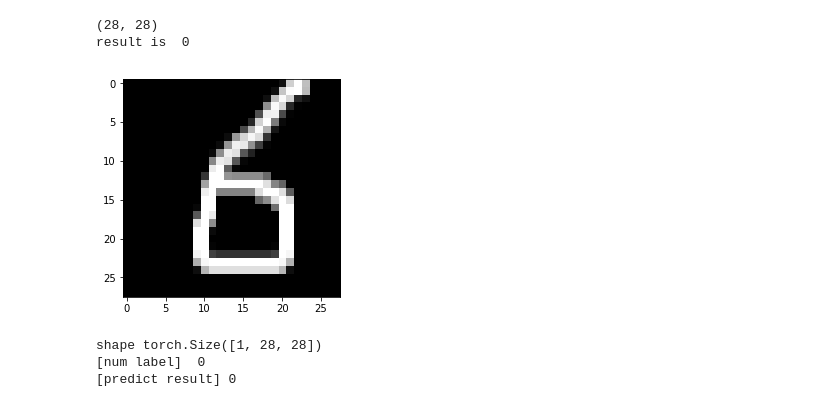
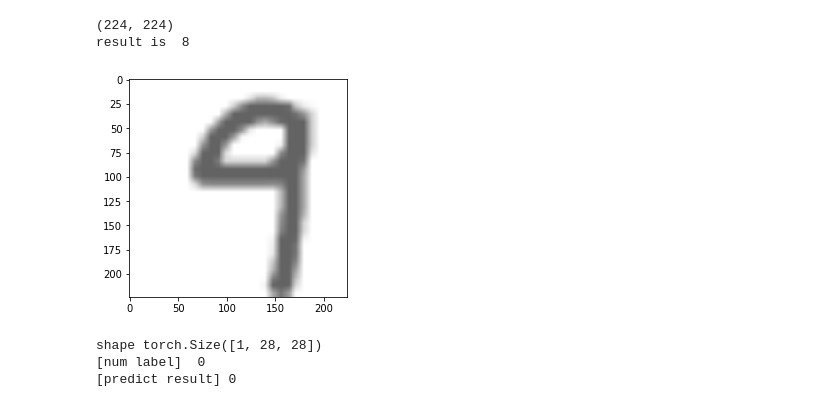
Before and after one commit to zexiplus/Dive-into-DL-PyTorch, a Jupyter notebook: code/lab/number_conv.ipynb, the cells around one changed output. Drawn from its saved outputs; the diff is of its cells as text; code cells hidden in the pictures.

```diff
--- a/code/lab/number_conv.ipynb
+++ b/code/lab/number_conv.ipynb
@@ -11,8 +11,12 @@ import sys
 sys.path.append("..")
 import d2lzh_pytorch as d2l
 
-train_data = torchvision.datasets.QMNIST('~/Datasets/QMNIST', train=True, transform=torchvision.transforms.ToTensor())
-test_data = torchvision.datasets.QMNIST('~/Datasets/QMNIST', train=False, transform=torchvision.transforms.ToTensor())
+trans = torchvision.transforms.Compose([torchvision.transforms.Resize(224), torchvision.transforms.ToTensor()])
+
+train_data = torchvision.datasets.QMNIST('~/Datasets/QMNIST', train=True, download=True, transform=trans)
+test_data = torchvision.datasets.QMNIST('~/Datasets/QMNIST', train=False, download=True, transform=trans)
+
+device = torch.device('cuda' if torch.cuda.is_available() else 'cpu')
 
 lr = 0.01
 epoch = 10
@@ -57,8 +61,14 @@ net = nn.Sequential(
     nn.MaxPool2d(kernel_size=3, stride=2), nn.Flatten(),
     nn.Linear(6400, 4096), nn.ReLU(), nn.Dropout(p=0.5),
     nn.Linear(4096, 4096), nn.ReLU(), nn.Dropout(p=0.5),
-    nn.Linear(4096, 10))
+    nn.Linear(4096, 10)).to(device)
 
 optim = torch.optim.SGD(net.parameters(), lr=lr)
+
+# 查看每层处理结果形状
+# X = torch.randn(1, 1, 224, 224)
+# for layer in net:
+#     X = layer(X)
+#     print(layer.__class__.__name__, 'output shape:\t', X.shape)
 # %%
 # 训练
@@ -82,25 +111,25 @@ RuntimeError: Given input size: (256x2x2). Calculated output size: (256x0x0). Ou
 # %%
-img = cv2.imread('./data/6.png', 0)
+img = cv2.imread('./data/9.png', 0)
 
 unloader = torchvision.transforms.ToPILImage()
 
 # 把图片大小缩放为合适尺寸
-r_img = cv2.resize(img, (28, 28))
+r_img = cv2.resize(img, (224, 224))
 
-print(r_img.shape) # (28, 28)
+print(r_img.shape) # (224, 224)
 
-t_img = torchvision.transforms.functional.to_tensor(r_img)
+t_img = torchvision.transforms.functional.to_tensor(r_img).to(device)
 
 
 
 pyplot.imshow(unloader(t_img), cmap="gray")
 
 
 print('result is ', net(t_img.unsqueeze(0)).argmax().item())
 # %% [output]
-(28, 28)
-result is  0
+(224, 224)
+result is  8
-[figure, old version]
+[figure, new version]
 # %%
 index = np.random.random_integers(0, 9999)
 predict_label = test_data[index][1]
```
Also changed, not shown: parts of 1 cell of this notebook, 4 other files.
